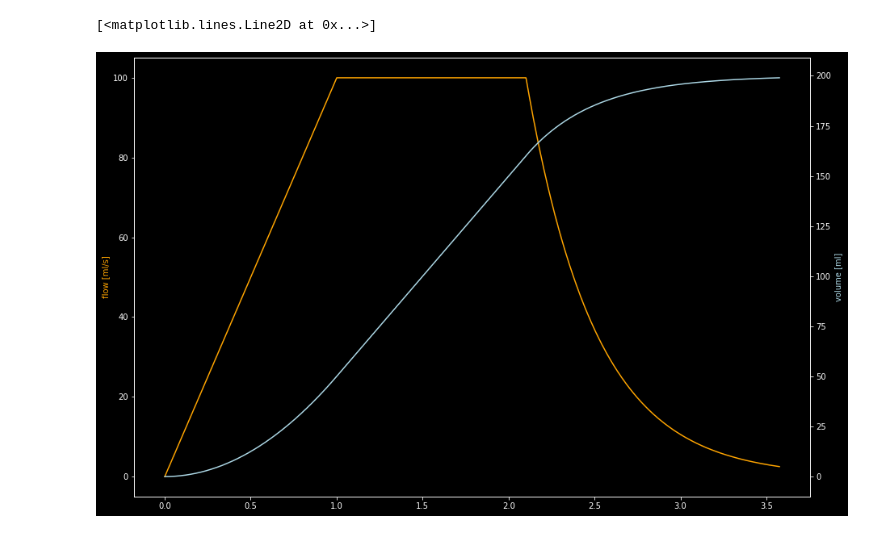
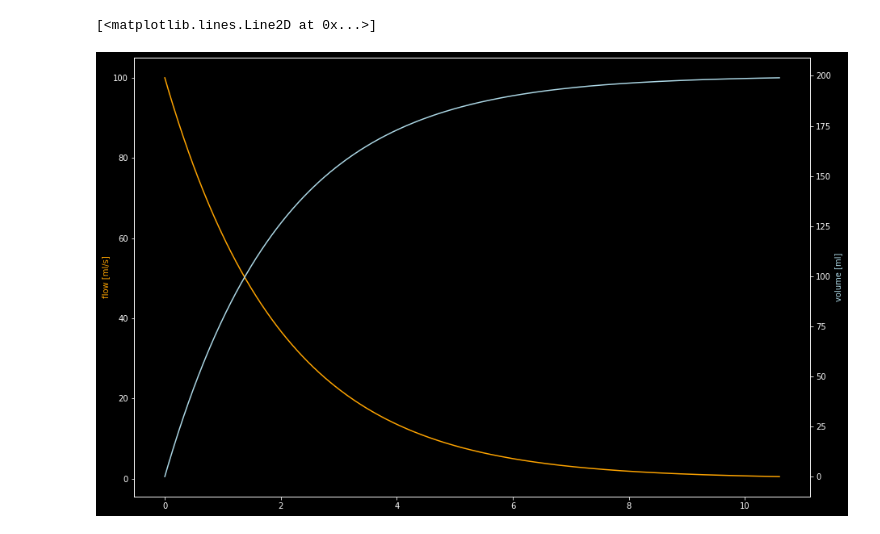
Before and after one commit to njezersek/cr-pump-driver, a Jupyter notebook: test.ipynb, the cells around one changed output. Cells and saved outputs as stored; diff of their text form; code cells hidden in the pictures.

```diff
--- a/test.ipynb
+++ b/test.ipynb
@@ -18,33 +18,34 @@ for i in range(20000000):
 
     # flow control
 
     # if volume < target_volume/2:
     #     flow += flow_acc * time_step
     #     if flow > max_flow: flow = max_flow
 
     ramp_up = min(time * flow_acc, max_flow)
-    # ramp_up = max_flow
-    flow = ramp_up - (max(0, volume/target_volume -0.8)*(1/(1-0.8)))*max_flow
+    ramp_up = max_flow
+    k = 0
+    flow = ramp_up - (max(0, volume/target_volume -k)*(1/(1-k)))*max_flow
     volume += time_step * flow
 
     time += time_step
 
     V.append(volume)
     F.append(flow)
     T.append(time)
 
     if volume - target_volume > -1:
        break
 
 fig, ax1 = plt.subplots(figsize=(15,10))
 color = 'lightblue'
 ax2 = ax1.twinx()
 ax2.set_xlabel('time [s]')
 ax2.set_ylabel('volume [ml]', color=color)
 ax2.plot(T, V, color=color)
 color = 'orange'
 ax1.set_ylabel('flow [ml/s]', color=color)
 ax1.plot(T, F, color=color)
 # %% [output]
 [<matplotlib.lines.Line2D at 0x...>]
-[figure, old version]
+[figure, new version]
```
Also changed, not shown: 1 other file.
